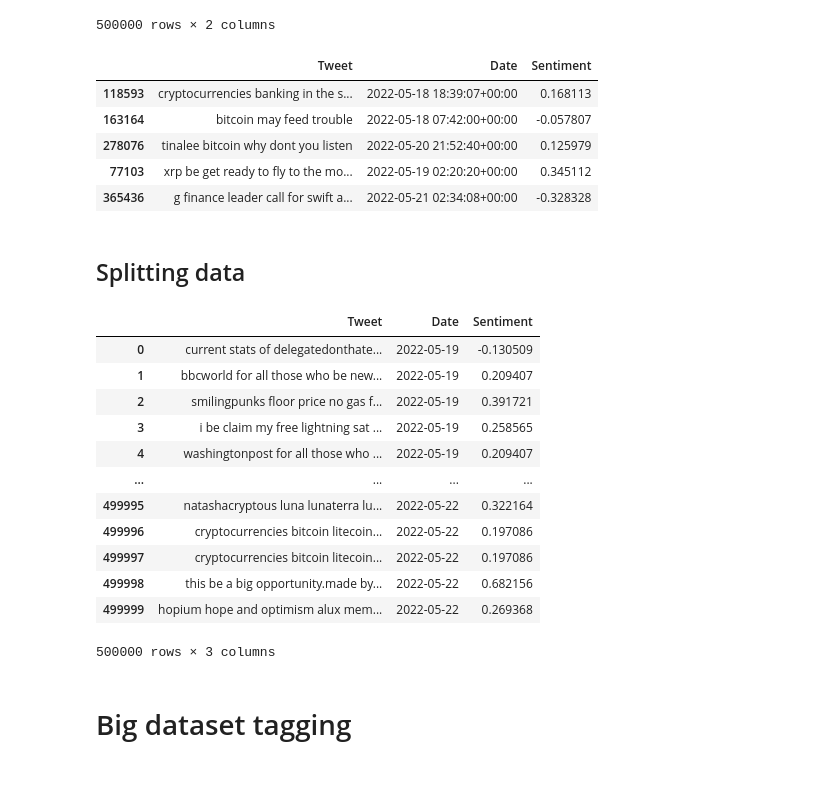
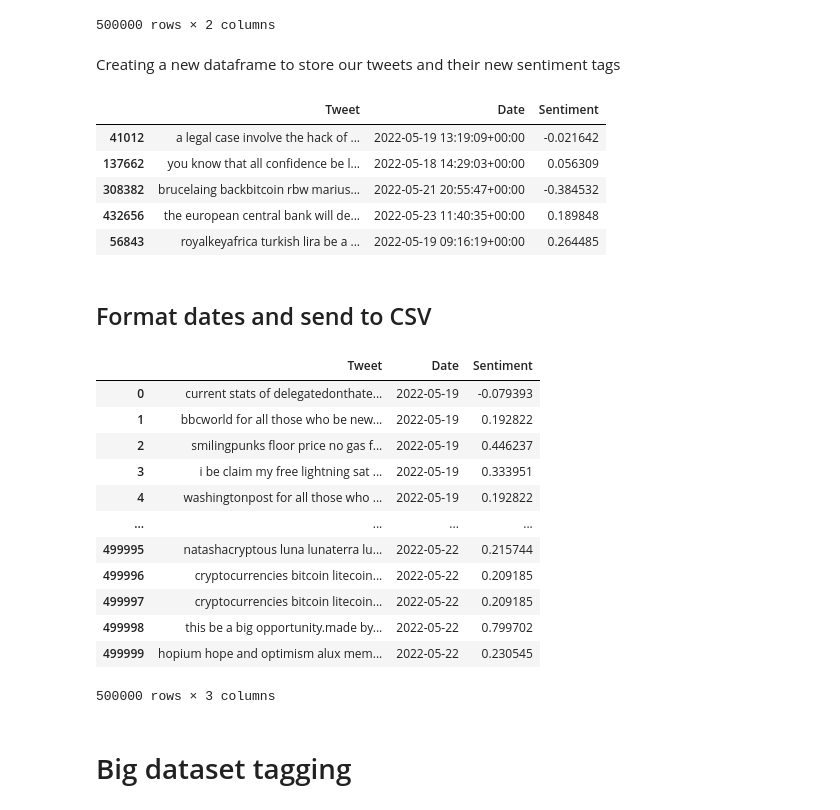
Before and after one commit to joshbrook/BTC-Sentiment-Analysis, a Jupyter notebook: preprocessing.ipynb, the cells around one changed output. Saved outputs shown, nothing was run; the diff lists cells and outputs as text; code cells hidden in the pictures; blank space fills up the shorter version.

Commit message:
ran preprocessing of big dataset and added comments/formatting to notebooks

```diff
--- a/preprocessing.ipynb
+++ b/preprocessing.ipynb
@@ -24,8 +30,8 @@ We chose to investigate how the price of Bitcoin may be affected by twitter sent
 # %%
 import pandas as pd
-sent_tweets = pd.read_csv("data/sent-tweets.csv").drop(columns=['user_location', 'user_description',
+sent_tweets = pd.read_csv("data/sent_tweets.csv").drop(columns=['user_location', 'user_description',
                                                            'user_followers', 'user_friends',])
-display(sent_tweets.sample(5))
+display(sent_tweets.head(5))
 sent_tweets.shape
 # %% [output]
 |  | date | tweets | score |
@@ -43,25 +51,26 @@ On Stopwords, Filtering and Data Sparsity for Sentiment Analysis of Twitter](htt
 import re
 
 # Provide case insensitive data
-sent_tweets["tweets"]=sent_tweets["tweets"].str.lower().astype(str)
+tweets = sent_tweets["tweets"].str.lower().astype(str)
 
 # Take out links with or without www
-sent_tweets["tweets"] = sent_tweets["tweets"].apply(lambda x: re.sub(r'https?:\/\/\S+', '', x))
-sent_tweets["tweets"].apply(lambda x: re.sub(r"www\.[a-z]?\.?(com)+|[a-z]+\.(com)", '', x))
+tweets = tweets.apply(lambda x: re.sub(r'https?:\/\/\S+', '', x))
+tweets = tweets.apply(lambda x: re.sub(r"www\.[a-z]?\.?(com)+|[a-z]+\.(com)", '', x))
 
 # Take out possible HTML character references
-sent_tweets["tweets"] = sent_tweets["tweets"].apply(lambda x: re.sub(r'&[a-z]+;', '', x))
+tweets = tweets.apply(lambda x: re.sub(r'&[a-z]+;', '', x))
 
 # Take out nonletter characters except for spaces and sentence delimitators
-sent_tweets["tweets"] = sent_tweets["tweets"].apply(lambda x: re.sub(r"[^a-z\s.!?]", '', x))
+tweets = tweets.apply(lambda x: re.sub(r"[^a-z\s.!?]", '', x))
 
 # Sometimes twitter data has links preprocessed into a reference such as {link}
-sent_tweets["tweets"] = sent_tweets["tweets"].apply(lambda x: re.sub(r'{link}', '', x))
+tweets = tweets.apply(lambda x: re.sub(r'{link}', '', x))
 
-# I noticed the dataset contains at user and url references so we can remove them
+# Noticed the dataset contains at user and url references so we can remove them
+tweets = tweets.str.replace('url', '')
+tweets = tweets.str.replace('atuser', '')
 
-sent_tweets["tweets"]= sent_tweets["tweets"].str.replace('url', '')
-sent_tweets["tweets"]= sent_tweets["tweets"].str.replace('atuser', '')
+sent_tweets["tweets"] = tweets
 
 sent_tweets.head(5)
 # %% [output]
@@ -74,25 +87,14 @@ sent_tweets.head(5)
 # %%
 import nltk
-from nltk.stem import WordNetLemmatizer
-from nltk.tokenize import RegexpTokenizer, TweetTokenizer
+from nltk.tokenize import RegexpTokenizer
 
 tweets = list(zip(sent_tweets["tweets"], sent_tweets["score"]))
 
 regextk = RegexpTokenizer('\s+', gaps=True)
-tweettk = TweetTokenizer()
 
 tokens = [(regextk.tokenize(tweet), sentiment) for (tweet, sentiment) in tweets if type(tweet) == str]
 
-filtered = []
-for tweet in tokens:
-    new = []
-    for tok in tweet[0]:
-        if tok != "AT_USER" and tok != "URL":
-            new.append(tok)
-
-    filtered.append((new, tweet[1]))
-
-tagged = [(nltk.pos_tag(tweet), sentiment) for tweet, sentiment in filtered]
+tagged = [(nltk.pos_tag(tweet), sentiment) for tweet, sentiment in tokens]
 
 tagged[3]
 # %% [output]
@@ -275,40 +305,42 @@ api
 | 499998 | this be a big opportunity.made by... | 2022-05-22 14:40:45+00:00 |
 | 499999 | hopium hope and optimism alux mem... | 2022-05-22 14:40:45+00:00 |
 500000 rows × 2 columns
+# %% [markdown]
+Creating a new dataframe to store our tweets and their new sentiment tags
 # %%
 api_counts = count.transform(api["Tweet"])
 api_tfidf = tfidf_transformer.transform(api_counts)
 
 r_pred = ridge_opt.predict(api_tfidf)
 
-df = pd.DataFrame(zip(api["Tweet"], api["Date"], r_pred), columns=["Tweet", "Date", "Sentiment"])
-df.sample(5)
+api_tagged = pd.DataFrame(zip(api["Tweet"], api["Date"], r_pred), columns=["Tweet", "Date", "Sentiment"])
+api_tagged.sample(5)
 # %% [output]
 |  | Tweet | Date | Sentiment |
-| 118593 | cryptocurrencies banking in the s... | 2022-05-18 18:39:07+00:00 | 0.168113 |
-| 163164 | bitcoin may feed trouble | 2022-05-18 07:42:00+00:00 | -0.057807 |
-| 278076 | tinalee bitcoin why dont you listen | 2022-05-20 21:52:40+00:00 | 0.125979 |
-| 77103 | xrp be get ready to fly to the mo... | 2022-05-19 02:20:20+00:00 | 0.345112 |
-| 365436 | g finance leader call for swift a... | 2022-05-21 02:34:08+00:00 | -0.328328 |
+| 41012 | a legal case involve the hack of ... | 2022-05-19 13:19:09+00:00 | -0.021642 |
+| 137662 | you know that all confidence be l... | 2022-05-18 14:29:03+00:00 | 0.056309 |
+| 308382 | brucelaing backbitcoin rbw marius... | 2022-05-21 20:55:47+00:00 | -0.384532 |
+| 432656 | the european central bank will de... | 2022-05-23 11:40:35+00:00 | 0.189848 |
+| 56843 | royalkeyafrica turkish lira be a ... | 2022-05-19 09:16:19+00:00 | 0.264485 |
 # %% [markdown]
-## Splitting data
+## Format dates and send to CSV
 # %%
 import datetime as dt
 
-df["Date"] = [d.date() for d in pd.to_datetime(df["Date"])]
-df
+api_tagged["Date"] = [d.date() for d in pd.to_datetime(api_tagged["Date"])]
+api_tagged
 # %% [output]
 |  | Tweet | Date | Sentiment |
-| 0 | current stats of delegatedonthate... | 2022-05-19 | -0.130509 |
-| 1 | bbcworld for all those who be new... | 2022-05-19 | 0.209407 |
-| 2 | smilingpunks floor price no gas f... | 2022-05-19 | 0.391721 |
-| 3 | i be claim my free lightning sat ... | 2022-05-19 | 0.258565 |
-| 4 | washingtonpost for all those who ... | 2022-05-19 | 0.209407 |
+| 0 | current stats of delegatedonthate... | 2022-05-19 | -0.079393 |
+| 1 | bbcworld for all those who be new... | 2022-05-19 | 0.192822 |
+| 2 | smilingpunks floor price no gas f... | 2022-05-19 | 0.446237 |
+| 3 | i be claim my free lightning sat ... | 2022-05-19 | 0.333951 |
+| 4 | washingtonpost for all those who ... | 2022-05-19 | 0.192822 |
 | ... | ... | ... | ... |
-| 499995 | natashacryptous luna lunaterra lu... | 2022-05-22 | 0.322164 |
-| 499996 | cryptocurrencies bitcoin litecoin... | 2022-05-22 | 0.197086 |
-| 499997 | cryptocurrencies bitcoin litecoin... | 2022-05-22 | 0.197086 |
-| 499998 | this be a big opportunity.made by... | 2022-05-22 | 0.682156 |
-| 499999 | hopium hope and optimism alux mem... | 2022-05-22 | 0.269368 |
+| 499995 | natashacryptous luna lunaterra lu... | 2022-05-22 | 0.215744 |
+| 499996 | cryptocurrencies bitcoin litecoin... | 2022-05-22 | 0.209185 |
+| 499997 | cryptocurrencies bitcoin litecoin... | 2022-05-22 | 0.209185 |
+| 499998 | this be a big opportunity.made by... | 2022-05-22 | 0.799702 |
+| 499999 | hopium hope and optimism alux mem... | 2022-05-22 | 0.230545 |
 500000 rows × 3 columns
 # %%
```
Also changed, not shown: parts of 27 cells of this notebook, 1 other file.
